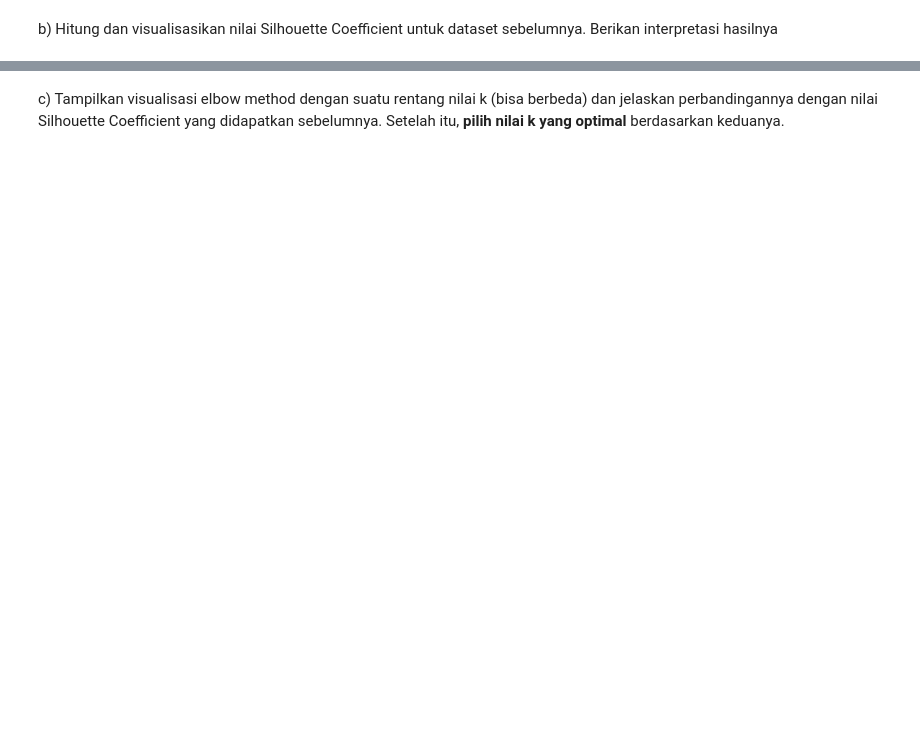
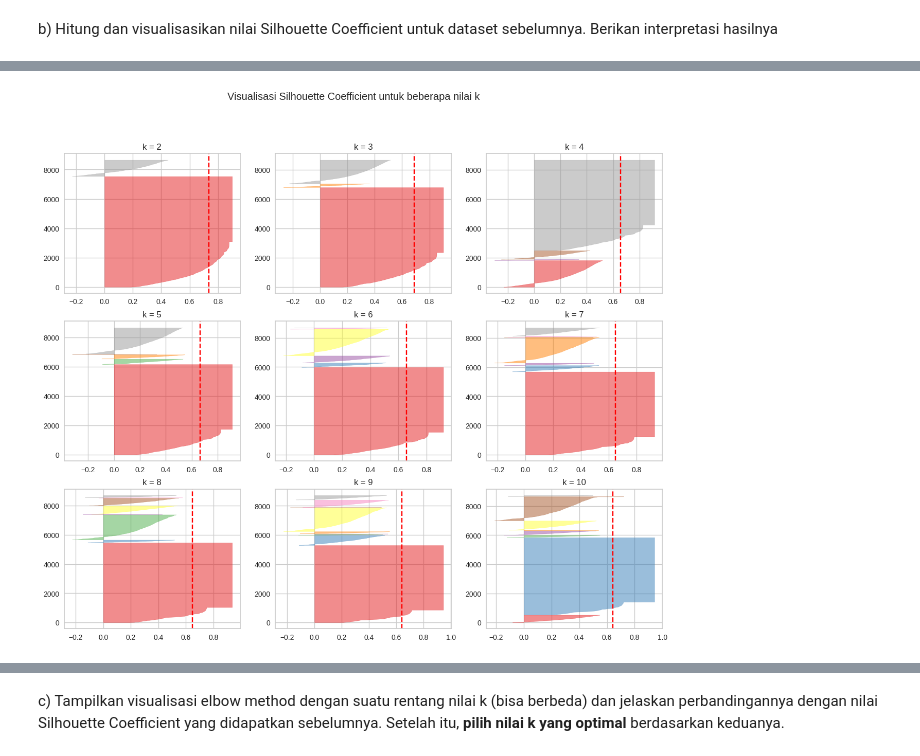
Before and after one commit to farrelayman09/lab-kasdad-8, a Jupyter notebook: Soal Lab 8.ipynb, the cells around one changed output, grey strips where cells are left out. Cells and saved outputs as stored; diff of their text form; code cells hidden in the pictures; blank space fills up the shorter version.

```diff
--- a/Soal Lab 8.ipynb
+++ b/Soal Lab 8.ipynb
@@ -440,0 +668,5 @@ a) Buatlah dataset baru yang hanya memiliki fitur (kolom) pilihan. Pilih setidak
+# %%
+# membuat dataset baru
+selected_features = ['CASH_ADVANCE', 'CASH_ADVANCE_FREQUENCY', 'CASH_ADVANCE_TRX']
+cc_df_selected = cc_df_scaled[selected_features]
+cc_df_selected
@@ -442,3 +690,12 @@ a) Buatlah dataset baru yang hanya memiliki fitur (kolom) pilihan. Pilih setidak
 b) Hitung dan visualisasikan nilai Silhouette Coefficient untuk dataset sebelumnya. Berikan interpretasi hasilnya
 # %%
 # visualisasi silhouette coefficient
+
+for k in range(2,12):
+    # Mendefinisikan model K-Means dengan nilai k tertentu
+    clusterer = KMeans(n_clusters = k, n_init=10)
+
+    # Menghitung sihouette_score untuk mengukur seberapa baik klaster yang terbentuk.
+    cluster_labels = clusterer.fit_predict(cc_df_selected)
+    silhouette_avg = silhouette_score(cc_df_selected, cluster_labels)
+    print(f"Untuk k = {k}, rata-rata silhouette_coefficient adalah: {silhouette_avg}")
@@ -445 +713,15 @@ b) Hitung dan visualisasikan nilai Silhouette Coefficient untuk dataset sebelumn
+# %%
+fig, ax = plt.subplots(3, 3, figsize=(15,12))
+fig.suptitle("Visualisasi Silhouette Coefficient untuk beberapa nilai k")
+for k in [i for i in range(2, 11)]:
+    # Mendefinisikan model K-Means dengan nilai k tertentu
+    clusterer = KMeans(n_clusters=k, n_init=10)
+
+    # Memvisualisasikan densitas tiap klaster yang terbentuk
+    q, mod = divmod(k-2, 3)
+    ax[q][mod].set_title(f"k = {k}")
+    visualizer = SilhouetteVisualizer(clusterer, ax = ax[q][mod])
+    visualizer.fit(cc_df_selected)
+# %% [output]
+[figure, added]
 # %% [markdown]
```
Also changed, not shown: parts of 44 cells of this notebook.
